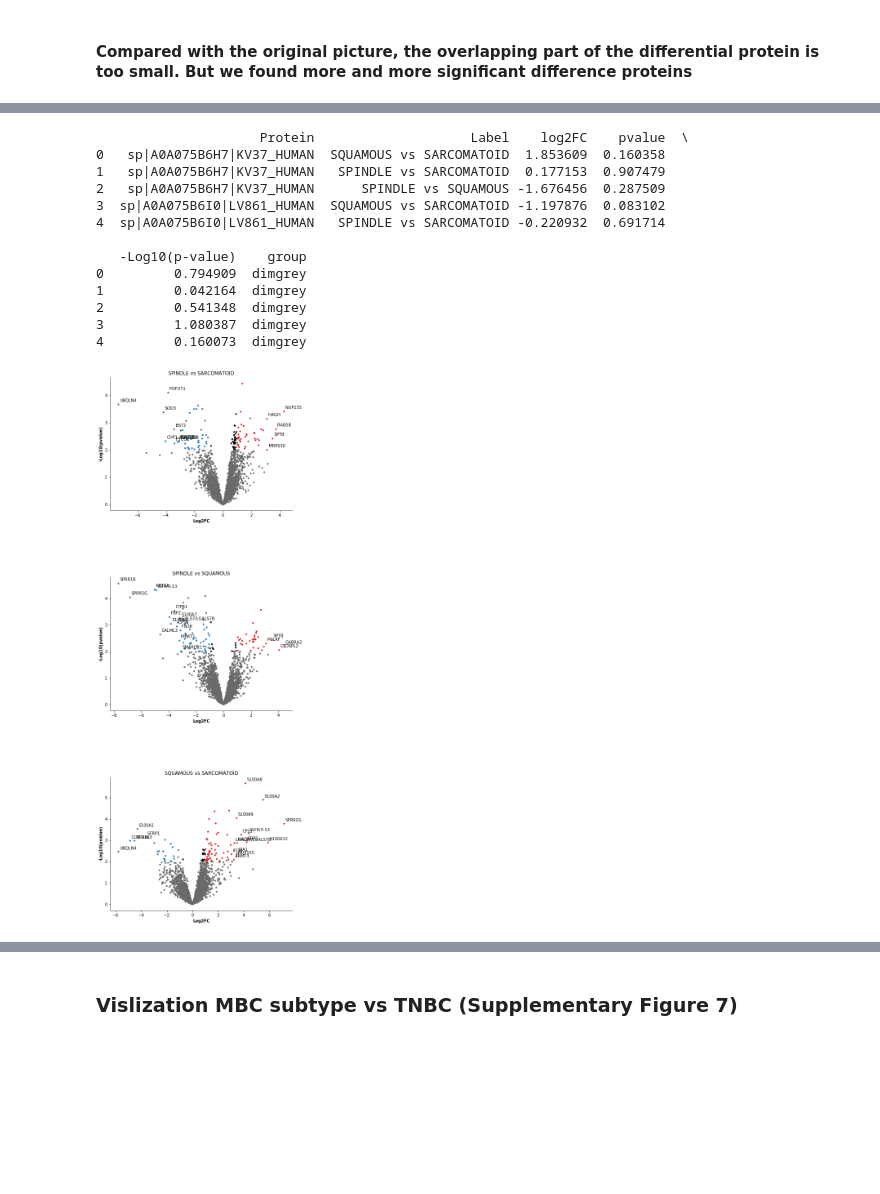
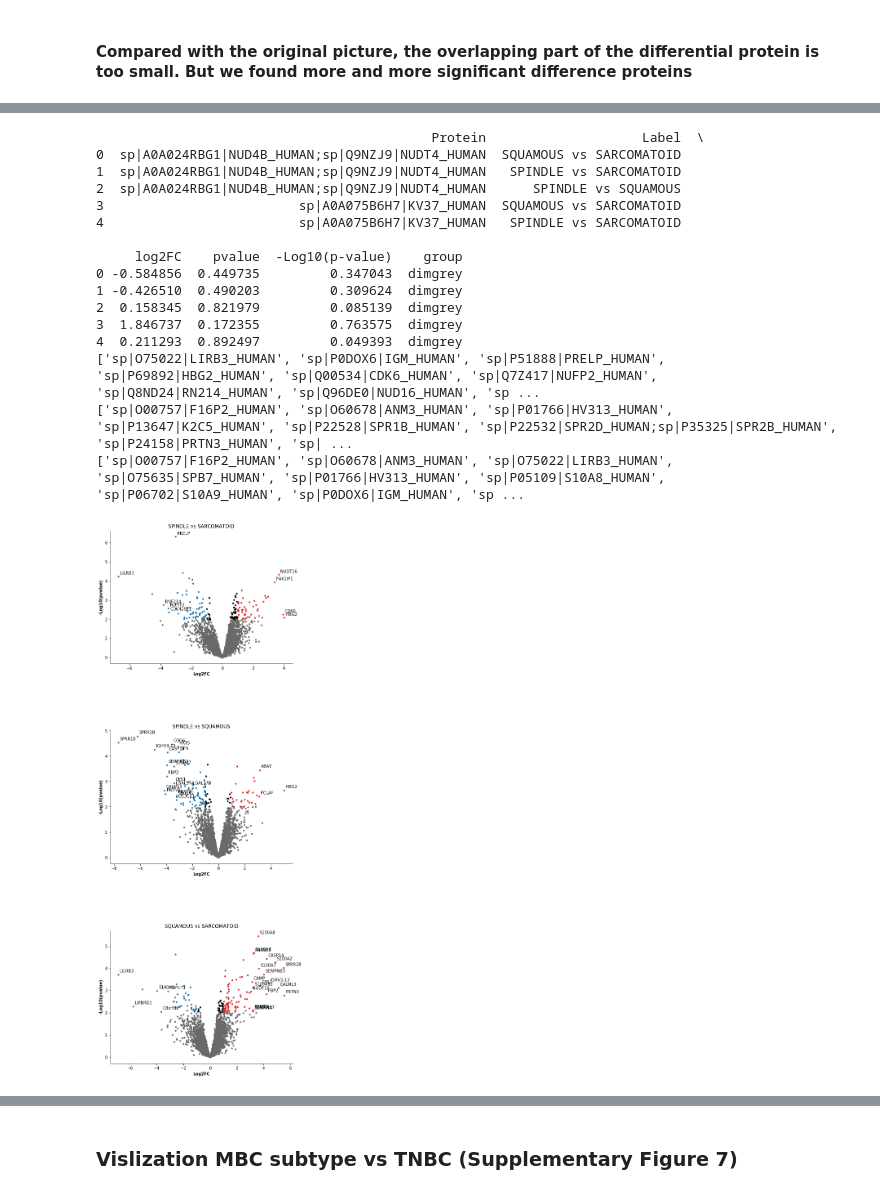
Before and after one commit to bigbio/pquant, a Jupyter notebook: notebooks/PXD014414_Downstream_Analysis.ipynb, the cells around one changed output, grey strips where cells are left out. Drawn from its saved outputs; the diff is of its cells as text; code cells hidden in the pictures; blank space fills up the shorter version.

```diff
--- a/notebooks/PXD014414_Downstream_Analysis.ipynb
+++ b/notebooks/PXD014414_Downstream_Analysis.ipynb
@@ -19,18 +19,19 @@ import pandas as pd
 
 def remove_decoy(Pro):
     if "CONTAMINANT" in Pro or "DECOY_" in Pro:
-        t = []
-        for p in Pro.split(";"):
-            if "CONTAMINANT" in p or "DECOY_" in p:
-                pass
-            else:
-                t.append(p)
-        return ";".join(t)
+        return None
     else:
         return Pro
 
+path = "../datasets/PXD014414/out_msstats.csv.gz"
+f_name = path.replace(".gz", "")
+g_file = gzip.GzipFile(path)
+with open(f_name, "wb+") as f:
+    f.write(g_file.read())
+
 data = pd.read_csv("../datasets/PXD014414/out_msstats.csv", sep=",")
 data['ProteinName'] = data.apply(lambda x: remove_decoy(x.ProteinName), axis=1)
+data.dropna(axis=0, how='any', inplace=True, subset=['ProteinName'])
 data.to_csv("../datasets/PXD014414/out_msstats_pre.csv", index=False, sep=",")
 # %%
 %%R -w 800 -h 600
@@ -216,7 +217,7 @@ result = pd.read_csv('./Cancer_Normal_Comp_result.csv', sep=',')
 result = result[['Protein', 'Label', 'log2FC', 'pvalue']].dropna()
 result["-Log10(p-value)"] = -np.log10(result['pvalue'])
 
-#分组为up, normal, down
+#up, normal, down
 result['group'] = 'black'
 result.loc[(result['log2FC'] > 1)&(result['pvalue'] < 0.05),'group'] = 'tab:red'
 result.loc[(result['log2FC'] < -1)&(result['pvalue'] < 0.05),'group'] = 'tab:blue'
@@ -250,6 +251,8 @@ for comp in np.unique(result['Label']):
 
     g = MapProtGeneName(list(map(preprocess, data[(data['group'] != 'dimgrey')&(np.abs(data['log2FC']) > 3)]['Protein'].tolist())))
     for _,row in data[(data['group'] != 'dimgrey')&(np.abs(data['log2FC']) > 3)].iterrows():
+        if row['Protein'] == "sp|P0DOX6|IGM_HUMAN":
+            continue
         ax.annotate(g[preprocess(row['Protein'])], xy = (row['log2FC'], row['-Log10(p-value)']),
                     xytext = (row['log2FC']+0.1, row['-Log10(p-value)']+0.1))
 
@@ -411,53 +414,53 @@ result["-Log10(p-value)"] = -np.log10(result['pvalue'])
 result['group'] = 'black'
 result.loc[(result['log2FC'] > 1)&(result['pvalue'] < 0.01),'group'] = 'tab:red'
 result.loc[(result['log2FC'] < -1)&(result['pvalue'] < 0.01),'group'] = 'tab:blue'
 result.loc[result['pvalue'] >= 0.01,'group'] = 'dimgrey'
 print(result.head())
 
 
 fig = plt.figure(figsize=(8, 24))
 i = 1
 for comp in np.unique(result['Label']):
     data = result[result['Label'] == comp]
     ax = fig.add_subplot(310 + i)
-#     ax.set(xlim=(xmin, xmax), ylim=(ymin, ymax), title='')
+
     ax.scatter(data['log2FC'], data["-Log10(p-value)"], s=10, c=data['group'])
     ax.set_ylabel('-Log10(pvalue)',fontweight='bold')
     ax.set_xlabel('Log2FC',fontweight='bold')
     ax.spines['right'].set_visible(False)
     ax.spines['top'].set_visible(False)
 
-#     ax.vlines(-1, ymin, ymax, color='dimgrey',linestyle='dashed', linewidth=1)
-#     ax.vlines(1, ymin, ymax, color='dimgrey',linestyle='dashed', linewidth=1)
-#     ax.hlines(-np.log10(0.05), xmin, xmax, color='dimgrey',linestyle='dashed', linewidth=1)
-
-#     ax.set_xticks(range(-2,2,1))
-#     ax.set_yticks(range(-2,10,3))
     ax.set_title(comp)
     i += 1
 
     g = MapProtGeneName(list(map(preprocess, data[(data['group'] != 'dimgrey')&(np.abs(data['log2FC']) > 3)]['Protein'].tolist())))
+    print(data[(data['group'] != 'dimgrey')&(np.abs(data['log2FC']) > 3)]['Protein'].tolist())
     for _,row in data[(data['group'] != 'dimgrey')&(np.abs(data['log2FC']) > 3)].iterrows():
+        if row['Protein'] == "sp|P0DOX6|IGM_HUMAN":
+            continue
         ax.annotate(g[preprocess(row['Protein'])], xy = (row['log2FC'], row['-Log10(p-value)']),
                     xytext = (row['log2FC']+0.1, row['-Log10(p-value)']+0.1))
 
 plt.subplots_adjust(wspace=0.5,hspace=0.5)
 plt.show()
 # %% [output]
-                     Protein                    Label    log2FC    pvalue  \
-0   sp|A0A075B6H7|KV37_HUMAN  SQUAMOUS vs SARCOMATOID  1.853609  0.160358
-1   sp|A0A075B6H7|KV37_HUMAN   SPINDLE vs SARCOMATOID  0.177153  0.907479
-2   sp|A0A075B6H7|KV37_HUMAN      SPINDLE vs SQUAMOUS -1.676456  0.287509
-3  sp|A0A075B6I0|LV861_HUMAN  SQUAMOUS vs SARCOMATOID -1.197876  0.083102
-4  sp|A0A075B6I0|LV861_HUMAN   SPINDLE vs SARCOMATOID -0.220932  0.691714
+                                           Protein                    Label  \
+0  sp|A0A024RBG1|NUD4B_HUMAN;sp|Q9NZJ9|NUDT4_HUMAN  SQUAMOUS vs SARCOMATOID
+1  sp|A0A024RBG1|NUD4B_HUMAN;sp|Q9NZJ9|NUDT4_HUMAN   SPINDLE vs SARCOMATOID
+2  sp|A0A024RBG1|NUD4B_HUMAN;sp|Q9NZJ9|NUDT4_HUMAN      SPINDLE vs SQUAMOUS
+3                         sp|A0A075B6H7|KV37_HUMAN  SQUAMOUS vs SARCOMATOID
+4                         sp|A0A075B6H7|KV37_HUMAN   SPINDLE vs SARCOMATOID
 
-   -Log10(p-value)    group
-0         0.794909  dimgrey
-1         0.042164  dimgrey
-2         0.541348  dimgrey
-3         1.080387  dimgrey
-4         0.160073  dimgrey
+     log2FC    pvalue  -Log10(p-value)    group
+0 -0.584856  0.449735         0.347043  dimgrey
+1 -0.426510  0.490203         0.309624  dimgrey
+2  0.158345  0.821979         0.085139  dimgrey
+3  1.846737  0.172355         0.763575  dimgrey
+4  0.211293  0.892497         0.049393  dimgrey
+['sp|O75022|LIRB3_HUMAN', 'sp|P0DOX6|IGM_HUMAN', 'sp|P51888|PRELP_HUMAN', 'sp|P69892|HBG2_HUMAN', 'sp|Q00534|CDK6_HUMAN', 'sp|Q7Z417|NUFP2_HUMAN', 'sp|Q8ND24|RN214_HUMAN', 'sp|Q96DE0|NUD16_HUMAN', 'sp ...
+['sp|O00757|F16P2_HUMAN', 'sp|O60678|ANM3_HUMAN', 'sp|P01766|HV313_HUMAN', 'sp|P13647|K2C5_HUMAN', 'sp|P22528|SPR1B_HUMAN', 'sp|P22532|SPR2D_HUMAN;sp|P35325|SPR2B_HUMAN', 'sp|P24158|PRTN3_HUMAN', 'sp| ...
+['sp|O00757|F16P2_HUMAN', 'sp|O60678|ANM3_HUMAN', 'sp|O75022|LIRB3_HUMAN', 'sp|O75635|SPB7_HUMAN', 'sp|P01766|HV313_HUMAN', 'sp|P05109|S10A8_HUMAN', 'sp|P06702|S10A9_HUMAN', 'sp|P0DOX6|IGM_HUMAN', 'sp ...
-[figure, old version]
+[figure, new version]
 # %%
 %%R -w 800 -h 600
 
```
Also changed, not shown: parts of 19 cells of this notebook, 2 other files.
